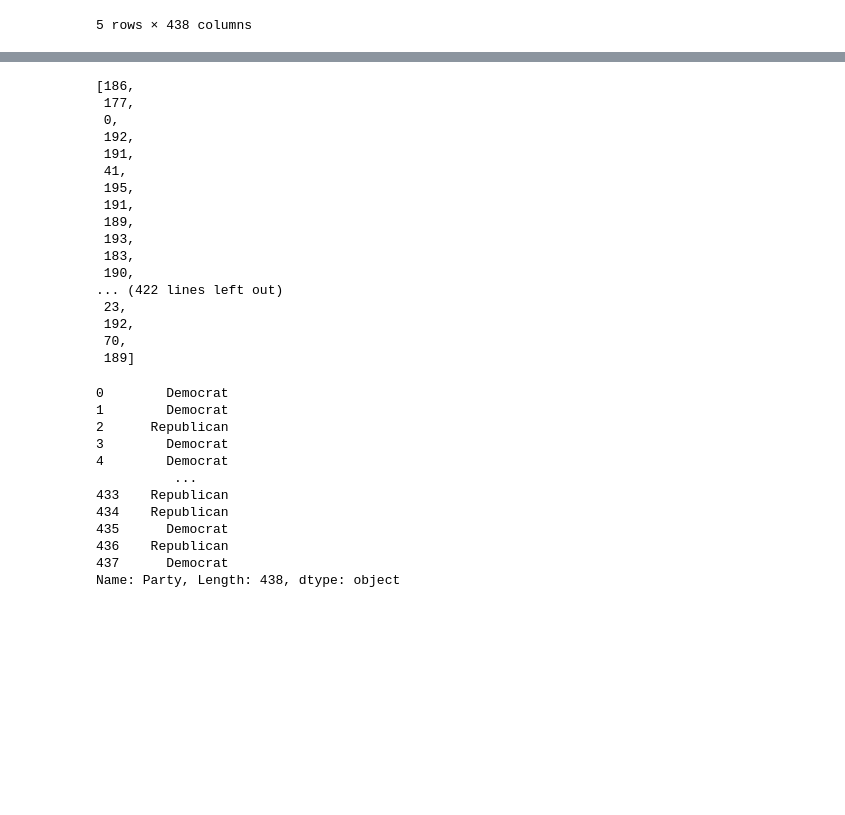
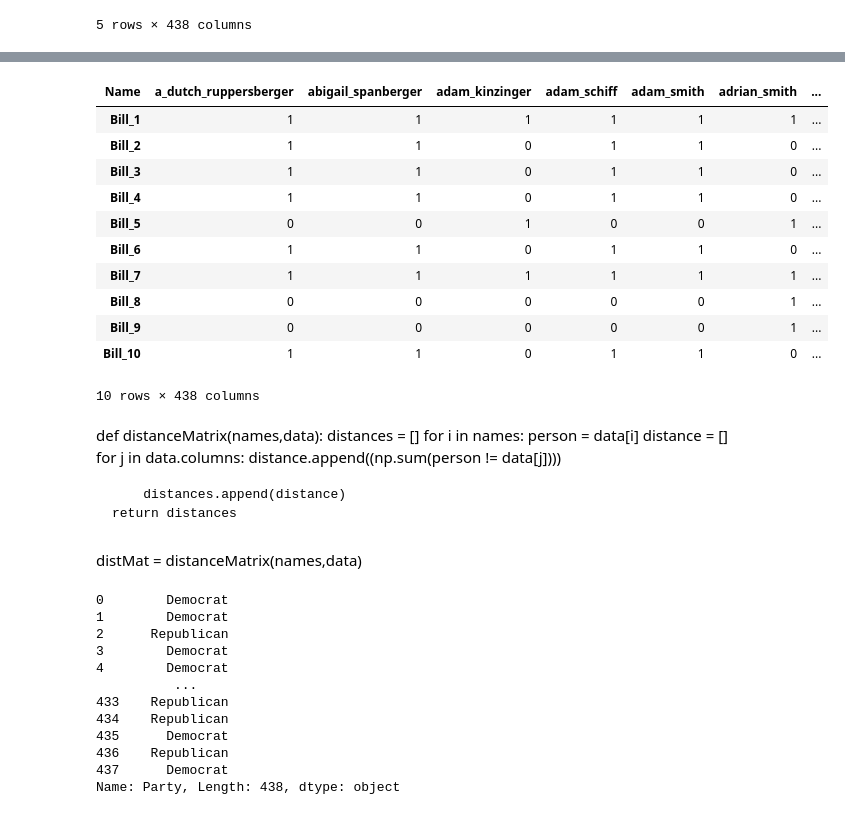
Before and after one commit to greeshmaganji/DSCI_Project, a Jupyter notebook: model.ipynb, the cells around one changed output, grey strips where cells are left out. Drawn from its saved outputs; the diff is of its cells as text; code cells hidden in the pictures; blank space fills up the shorter version.

```diff
--- a/model.ipynb
+++ b/model.ipynb
@@ -80 +109,16 @@ data.head()
+# %%
+data.head(10)
+# %% [output]
+| Name | a_dutch_ruppersberger | abigail_spanberger | adam_kinzinger | adam_schiff | adam_smith | adrian_smith | ... |
+| Bill_1 | 1 | 1 | 1 | 1 | 1 | 1 | ... |
+| Bill_2 | 1 | 1 | 0 | 1 | 1 | 0 | ... |
+| Bill_3 | 1 | 1 | 0 | 1 | 1 | 0 | ... |
+| Bill_4 | 1 | 1 | 0 | 1 | 1 | 0 | ... |
+| Bill_5 | 0 | 0 | 1 | 0 | 0 | 1 | ... |
+| Bill_6 | 1 | 1 | 0 | 1 | 1 | 0 | ... |
+| Bill_7 | 1 | 1 | 1 | 1 | 1 | 1 | ... |
+| Bill_8 | 0 | 0 | 0 | 0 | 0 | 1 | ... |
+| Bill_9 | 0 | 0 | 0 | 0 | 0 | 1 | ... |
+| Bill_10 | 1 | 1 | 0 | 1 | 1 | 0 | ... |
+10 rows × 438 columns
 # %%
@@ -93,23 +138,16 @@ distMat = distanceMatrix(names,data)
-# %%
-distMat[2]
-# %% [output]
-[186,
- 177,
- 0,
- 192,
- 191,
- 41,
- 195,
- 191,
- 189,
- 193,
- 183,
- 190,
-... (422 lines left out)
- 23,
- 192,
- 70,
- 189]
+# %% [markdown]
+def distanceMatrix(names,data):
+    distances = []
+    for i in names:
+        person = data[i]
+        distance = []
+        for j in data.columns:
+            distance.append((np.sum(person != data[j])))
+
+        distances.append(distance)
+    return distances
+# %% [markdown]
+distMat = distanceMatrix(names,data)
 # %%
 party
 # %% [output]
```
Also changed, not shown: parts of 14 cells of this notebook.
